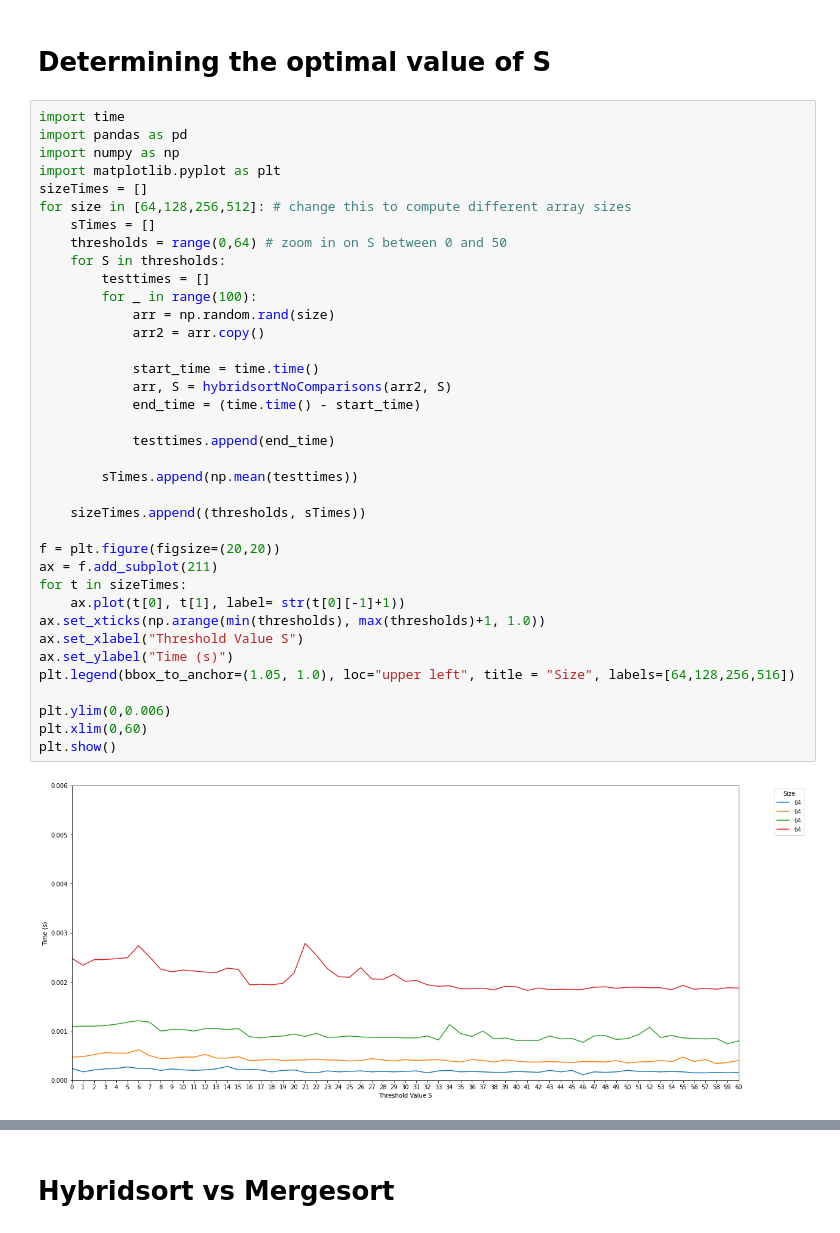
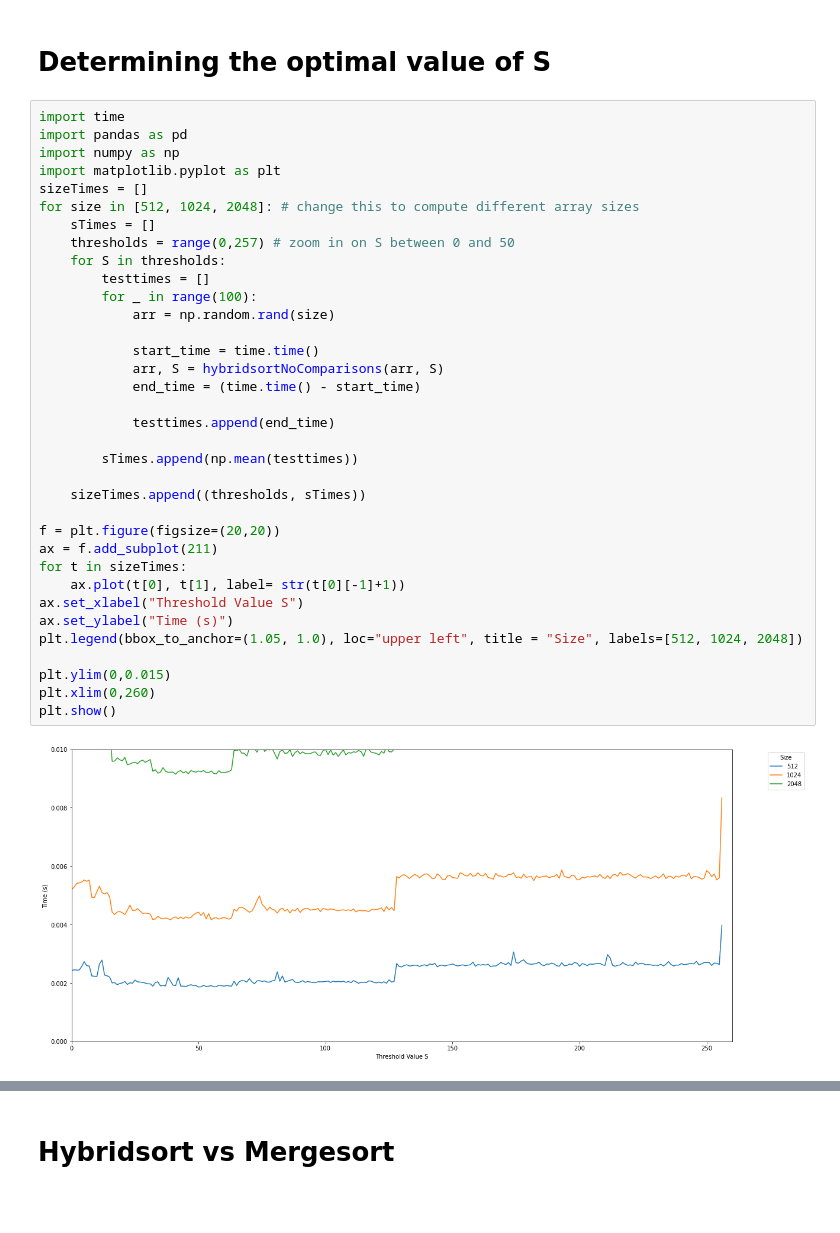
Before and after one commit to charlotteteo/cz2101proj, a Jupyter notebook: lab1_charlotte.ipynb, the cells around one changed output, grey strips where cells are left out. Cells and saved outputs as stored; diff of their text form; blank space fills up the shorter version.

```diff
--- a/lab1_charlotte.ipynb
+++ b/lab1_charlotte.ipynb
@@ -337,39 +337,37 @@ plt.show()
 # %%
 import time
 import pandas as pd
 import numpy as np
 import matplotlib.pyplot as plt
 sizeTimes = []
-for size in [64,128,256,512]: # change this to compute different array sizes
+for size in [512, 1024, 2048]: # change this to compute different array sizes
     sTimes = []
-    thresholds = range(0,64) # zoom in on S between 0 and 50
+    thresholds = range(0,257) # zoom in on S between 0 and 50
     for S in thresholds:
         testtimes = []
         for _ in range(100):
             arr = np.random.rand(size)
-            arr2 = arr.copy()
 
             start_time = time.time()
-            arr, S = hybridsortNoComparisons(arr2, S)
+            arr, S = hybridsortNoComparisons(arr, S)
             end_time = (time.time() - start_time)
 
             testtimes.append(end_time)
 
         sTimes.append(np.mean(testtimes))
 
     sizeTimes.append((thresholds, sTimes))
 
 f = plt.figure(figsize=(20,20))
 ax = f.add_subplot(211)
 for t in sizeTimes:
     ax.plot(t[0], t[1], label= str(t[0][-1]+1))
-ax.set_xticks(np.arange(min(thresholds), max(thresholds)+1, 1.0))
 ax.set_xlabel("Threshold Value S")
 ax.set_ylabel("Time (s)")
-plt.legend(bbox_to_anchor=(1.05, 1.0), loc="upper left", title = "Size", labels=[64,128,256,516])
+plt.legend(bbox_to_anchor=(1.05, 1.0), loc="upper left", title = "Size", labels=[512, 1024, 2048])
 
-plt.ylim(0,0.006)
-plt.xlim(0,60)
+plt.ylim(0,0.015)
+plt.xlim(0,260)
 plt.show()
 # %% [output]
-[figure, old version]
+[figure, new version]
```
Also changed, not shown: parts of 4 cells of this notebook.
